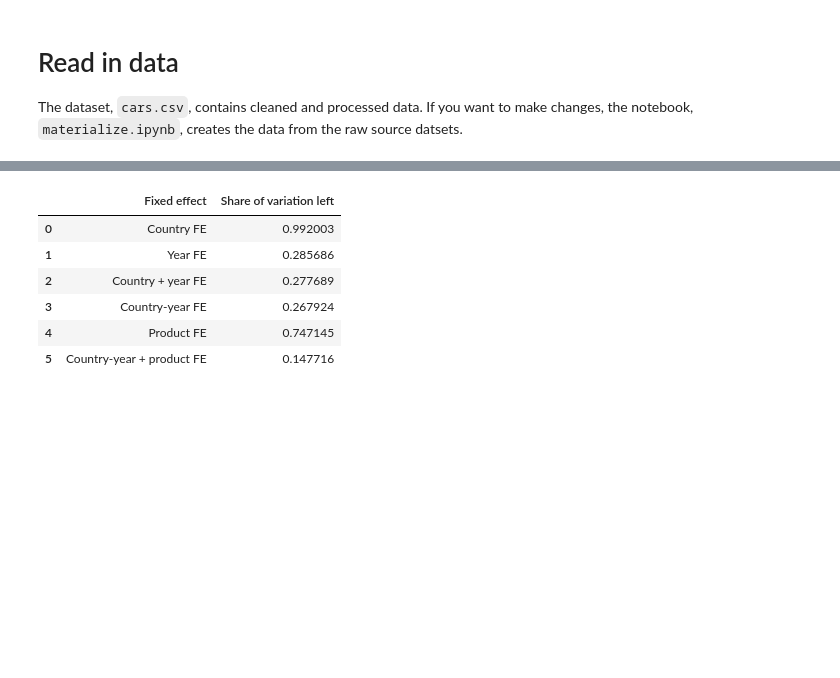
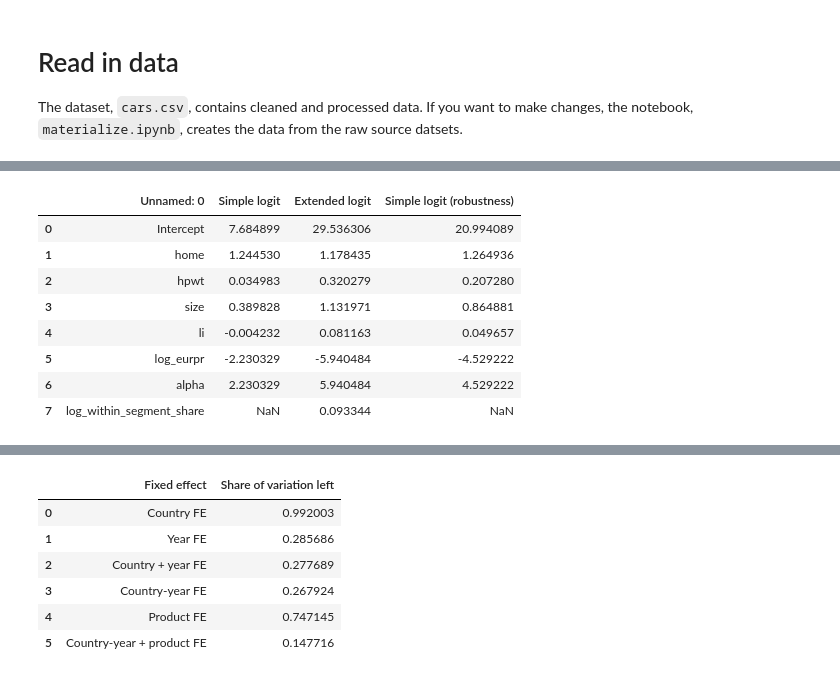
Before and after one commit to SofusGM/aio_2026, a Jupyter notebook: project_one/src/fixed effects.ipynb, the cells around one changed output, grey strips where cells are left out. Cells and saved outputs as stored; diff of their text form; code cells hidden in the pictures; blank space fills up the shorter version.

```diff
--- a/project_one/src/fixed effects.ipynb
+++ b/project_one/src/fixed effects.ipynb
@@ -94,3 +116,34 @@ cars["market"] = cars["ma"].map(lbl_vals["market"])
+# %%
+# Use the same observations for all comparisons
+d = cars.dropna(subset=["ma", "ye", "co", "eurpr"]).copy()
+d = d[d["eurpr"] > 0]
+d["log_p"] = np.log(d["eurpr"])
+
+fixed_effects = {
+    "Country FE": ["ma"],
+    "Year FE": ["ye"],
+    "Country-year FE": ["ma", "ye"],
+    "Product FE": ["brd"],
+}
+
+results = []
+
+for label, groups in fixed_effects.items():
+    residual = d["log_p"] - d.groupby(groups)["log_p"].transform("mean")
+    results.append({
+        "Fixed effect": label,
+        "Share of variation left": residual.var() / d["log_p"].var()
+    })
+# %% [output]
+|  | Unnamed: 0 | Simple logit | Extended logit | Simple logit (robustness) |
+| 0 | Intercept | 7.684899 | 29.536306 | 20.994089 |
+| 1 | home | 1.244530 | 1.178435 | 1.264936 |
+| 2 | hpwt | 0.034983 | 0.320279 | 0.207280 |
+| 3 | size | 0.389828 | 1.131971 | 0.864881 |
+| 4 | li | -0.004232 | 0.081163 | 0.049657 |
+| 5 | log_eurpr | -2.230329 | -5.940484 | -4.529222 |
+| 6 | alpha | 2.230329 | 5.940484 | 4.529222 |
+| 7 | log_within_segment_share | NaN | 0.093344 | NaN |
 # %%
 # Use the same observations for all comparisons
 d = cars.dropna(subset=["ma", "ye", "co", "eurpr"]).copy()
```
Also changed, not shown: parts of 8 cells of this notebook, 23 other files.
